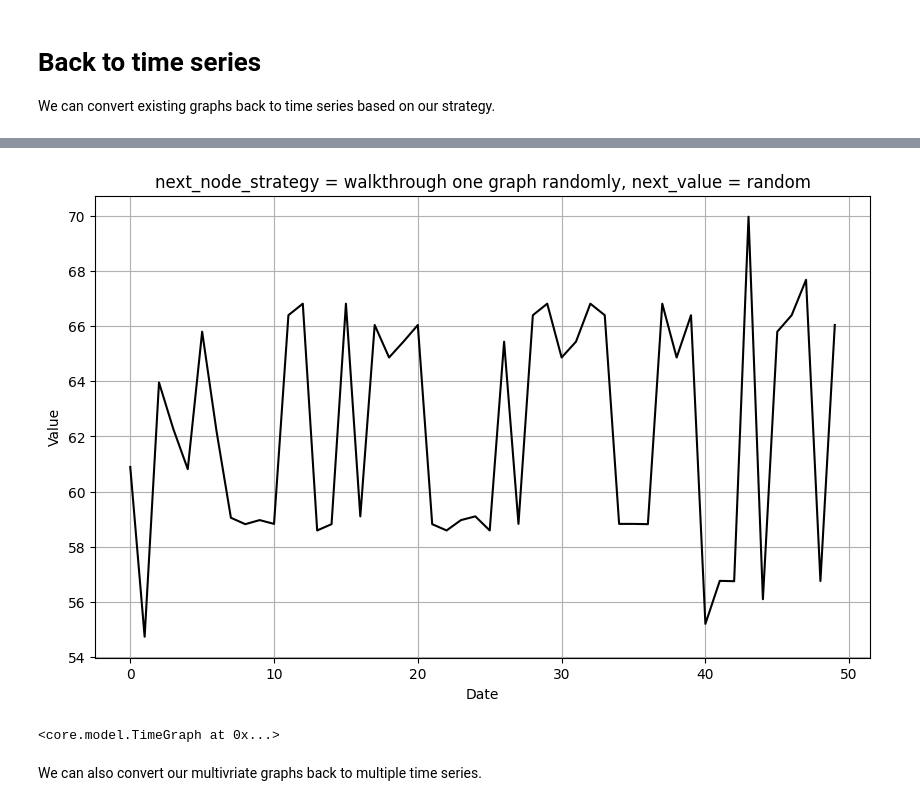
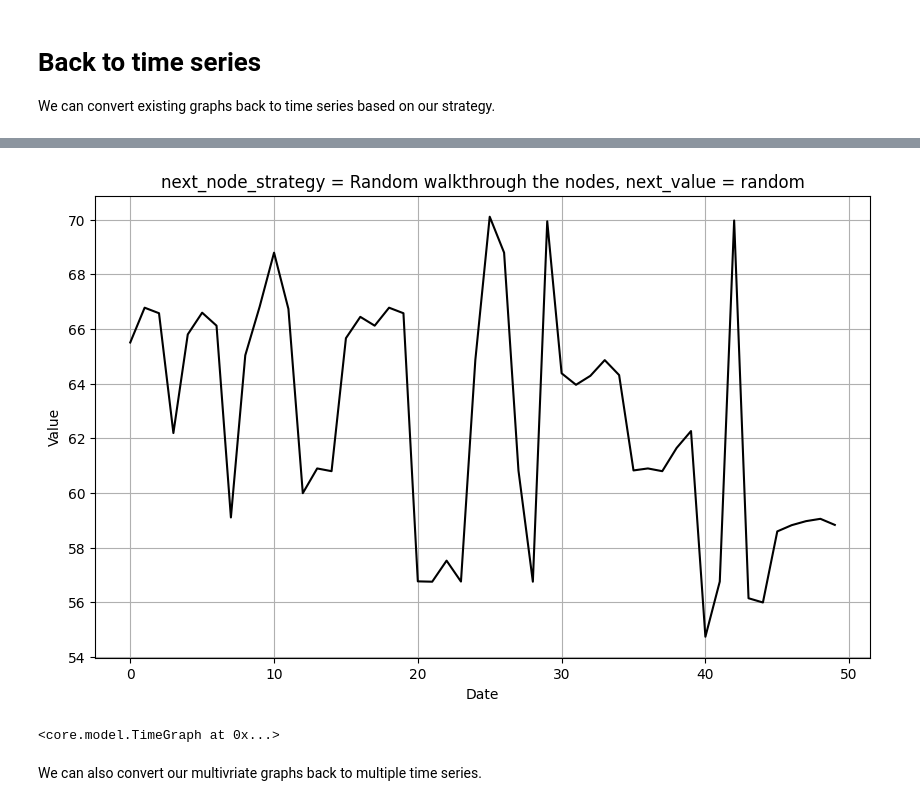
Before and after one commit to zangrcar/ts2g2, a Jupyter notebook: docs/tutorial.ipynb, the cells around one changed output, grey strips where cells are left out. Drawn from its saved outputs; the diff is of its cells as text; code cells hidden in the pictures.

```diff
--- a/docs/tutorial.ipynb
+++ b/docs/tutorial.ipynb
@@ -99,12 +126,12 @@ timegraph_1.to_sequence(ToSequenceVisitor()\
 <core.model.TimeGraph at 0x...>
 # %%
 timegraph_2.to_sequence(ToSequenceVisitorSlidingWindow()\
-    .next_node_strategy(StrategySelectNextNodeRandomlyFromFirstGraph())\
+    .next_node_strategy(StrategySelectNextNodeRandomly())\
     .next_value_strategy(StrategyNextValueInNodeRandomForSlidingWindow().skip_every_x_steps(1))\
     .ts_length(50))\
     .draw_sequence()
 # %% [output]
-[figure, old version]
+[figure, new version]
 <core.model.TimeGraph at 0x...>
 # %% [markdown]
 We can also convert our multivriate graphs back to multiple time series.
```
Also changed, not shown: parts of 10 cells of this notebook, 30 other files.
